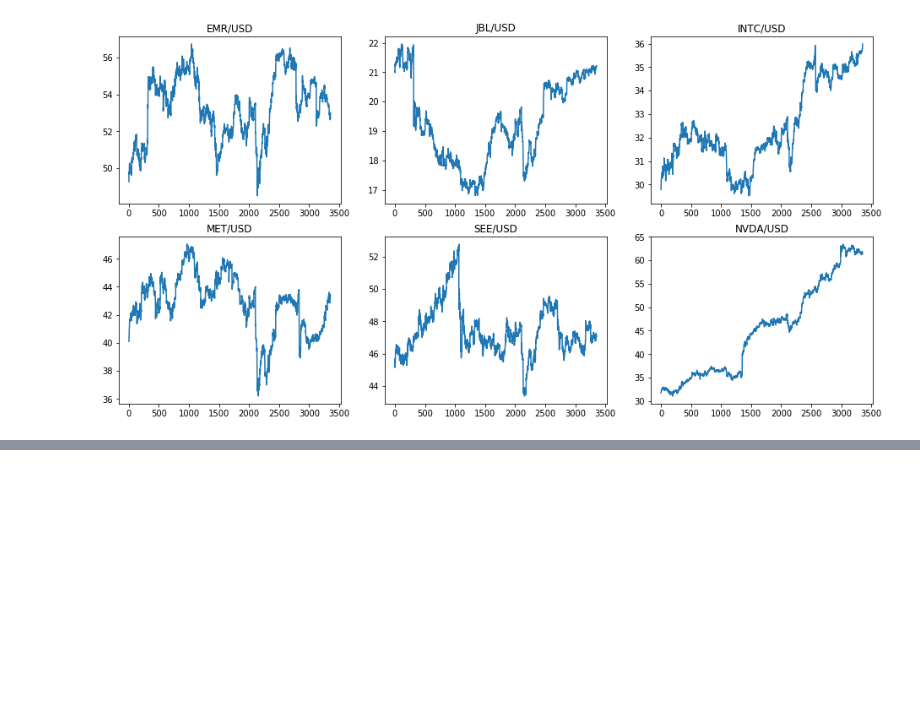
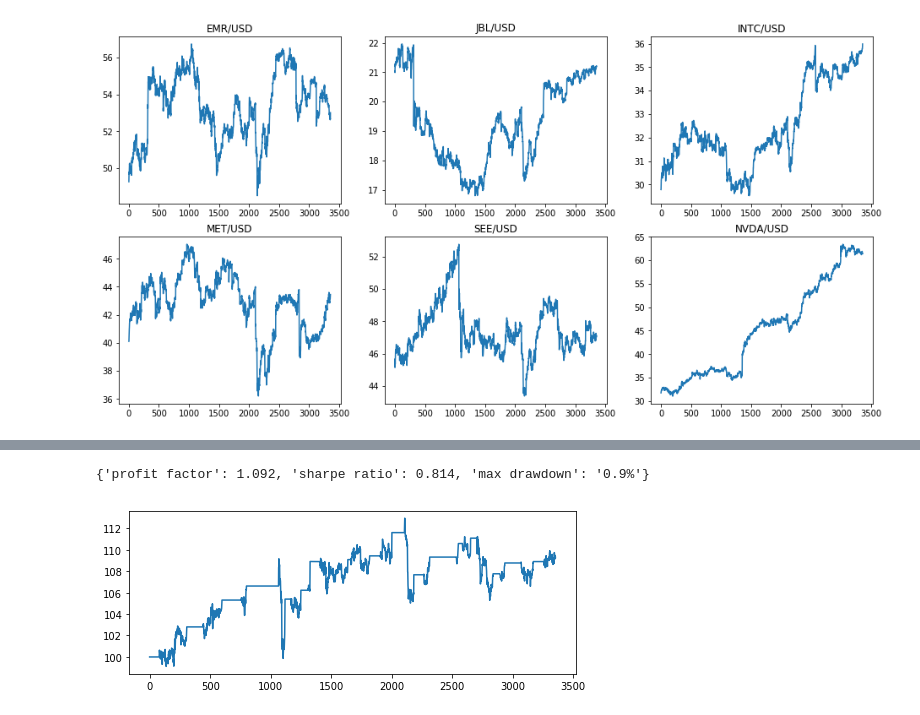
Before and after one commit to snp600/trading-alchemy, a Jupyter notebook: backtesting/demo.ipynb, the cells around one changed output, grey strips where cells are left out. Cells and saved outputs as stored; diff of their text form; code cells hidden in the pictures; blank space fills up the shorter version.

```diff
--- a/backtesting/demo.ipynb
+++ b/backtesting/demo.ipynb
@@ -176,0 +197,5 @@ test(df_nvda)
+# %%
+SingleInstrumentBacktest(df_see, stoploss=1000, takeprofit=1000).full_backtest()
+# %% [output]
+{'profit factor': 1.092, 'sharpe ratio': 0.814, 'max drawdown': '0.9%'}
+[figure, added]
```
Also changed, not shown: parts of 22 cells of this notebook.
